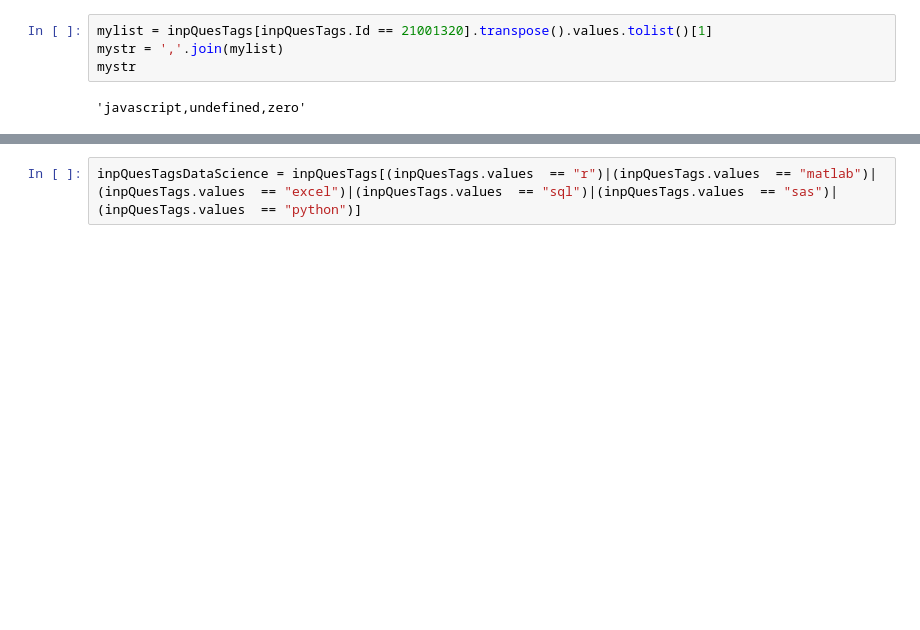
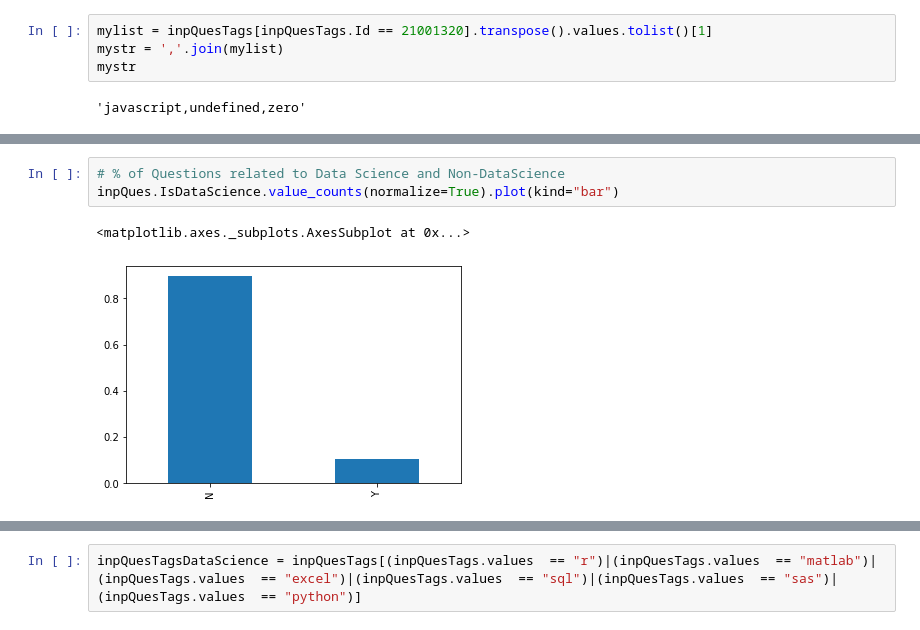
Before and after one commit to KarthikeyanVenkataraman/edastackoverflow, a Jupyter notebook: StackOverFlow_Draft.ipynb, the cells around one changed output, grey strips where cells are left out. Saved outputs shown, nothing was run; the diff lists cells and outputs as text; blank space fills up the shorter version.

```diff
--- a/StackOverFlow_Draft.ipynb
+++ b/StackOverFlow_Draft.ipynb
@@ -354,0 +383,6 @@ DuplicatedTag
+# %%
+# % of Questions related to Data Science and Non-DataScience
+inpQues.IsDataScience.value_counts(normalize=True).plot(kind="bar")
+# %% [output]
+<matplotlib.axes._subplots.AxesSubplot at 0x...>
+[figure, added]
```
Also changed, not shown: parts of 14 cells of this notebook.
